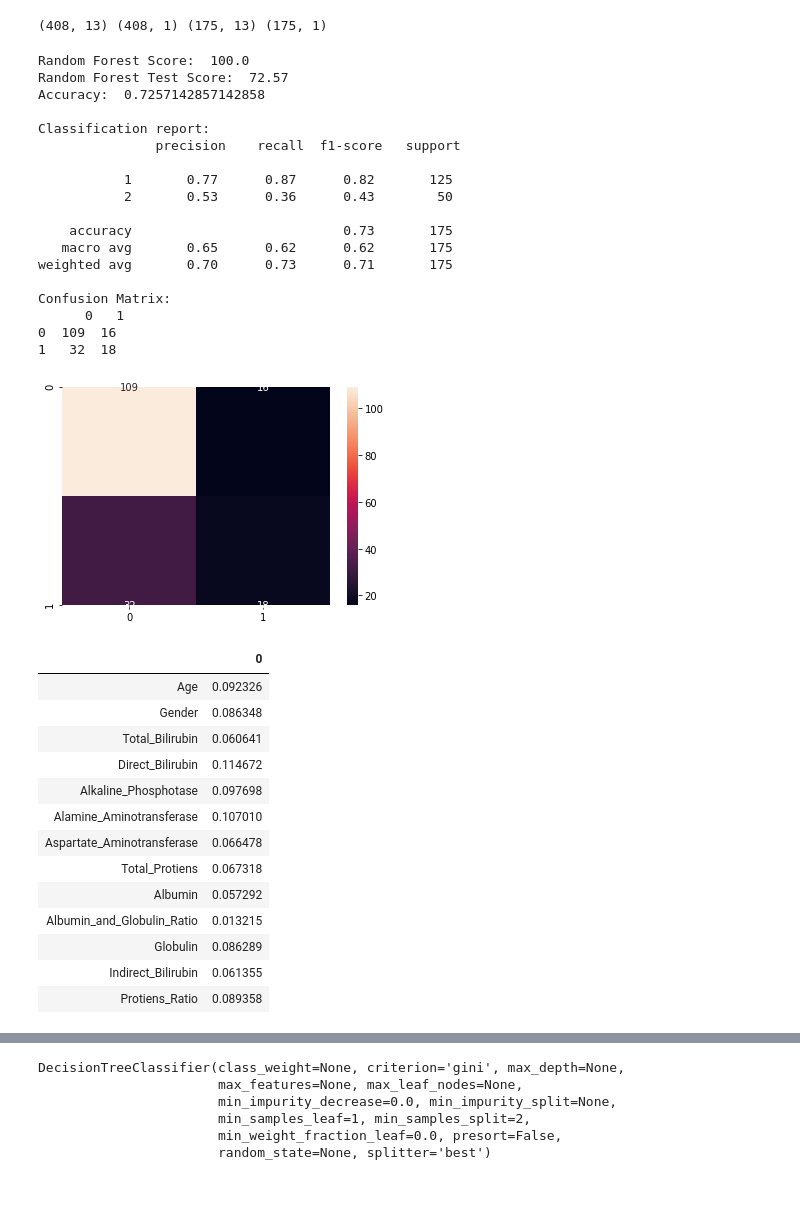
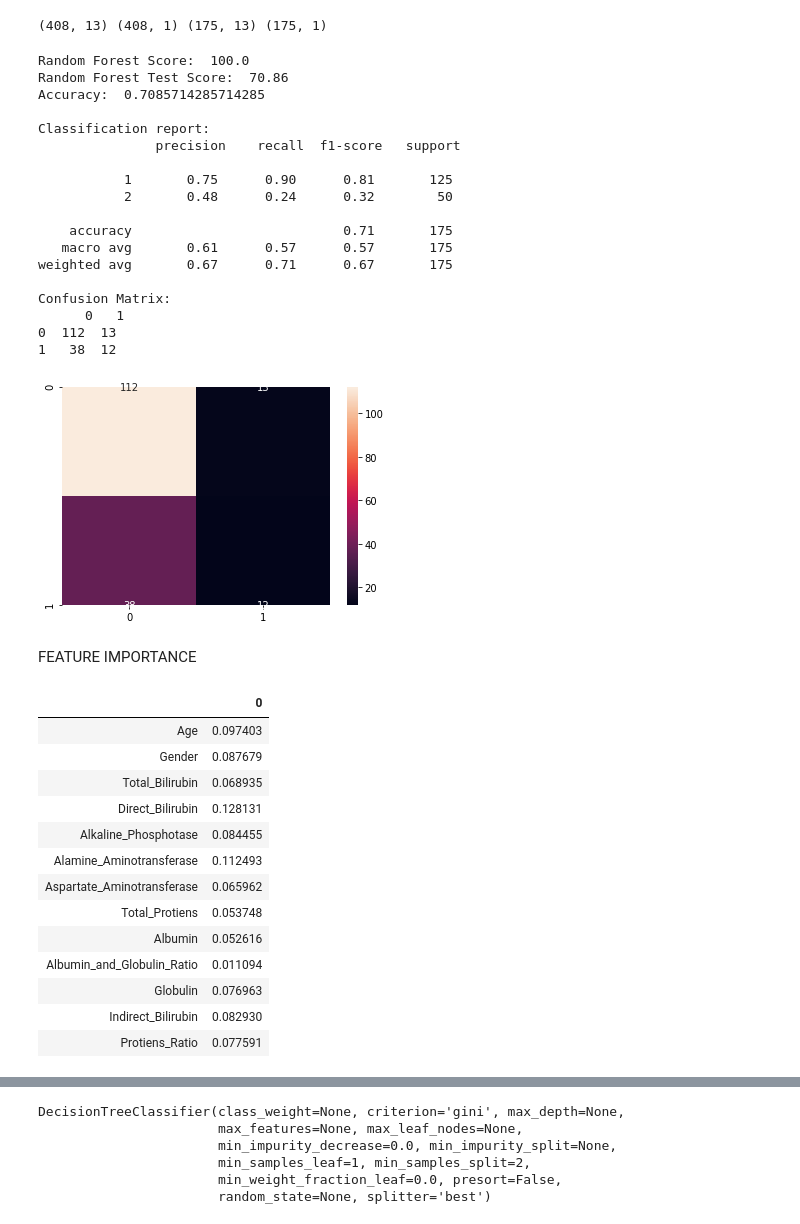
Before and after one commit to juna3977/Projektas, a Jupyter notebook: Random_Forest2.ipynb, the cells around one changed output, grey strips where cells are left out. Saved outputs shown, nothing was run; the diff lists cells and outputs as text; code cells hidden in the pictures; blank space fills up the shorter version.

```diff
--- a/Random_Forest2.ipynb
+++ b/Random_Forest2.ipynb
@@ -178,41 +161,41 @@ print (X_train.shape, y_train.shape, X_test.shape, y_test.shape)
 # %% [output]
 (408, 13) (408, 1) (175, 13) (175, 1)
 # %%
-#np.random.seed(150)
-rf = RandomForestClassifier(n_estimators=100, random_state=150)
+
+rf = RandomForestClassifier(n_estimators=100, random_state=150,class_weight = {1:1,2:3})
 rf.fit(X_train, y_train)
 rf_predicted = rf.predict(X_test)
 
 random_forest_score      = round(rf.score(X_train, y_train) * 100, 2)
 random_forest_score_test = round(rf.score(X_test, y_test) * 100, 2)
 
 
 print('Random Forest Score: ', random_forest_score)
 print('Random Forest Test Score: ', random_forest_score_test)
 print('Accuracy: ', accuracy_score(y_test,rf_predicted))
 print('\nClassification report: \n', classification_report(y_test,rf_predicted))
 cm=pd.DataFrame(confusion_matrix(y_test,rf_predicted))
 print("Confusion Matrix:\n", cm)
 
 
 g = sns.heatmap(confusion_matrix(y_test,rf_predicted), annot=True, fmt="d")
 # %% [output]
 Random Forest Score:  100.0
-Random Forest Test Score:  72.57
-Accuracy:  0.7257142857142858
+Random Forest Test Score:  70.86
+Accuracy:  0.7085714285714285
 
 Classification report:
                precision    recall  f1-score   support
 
-           1       0.77      0.87      0.82       125
-           2       0.53      0.36      0.43        50
+           1       0.75      0.90      0.81       125
+           2       0.48      0.24      0.32        50
 
-    accuracy                           0.73       175
-   macro avg       0.65      0.62      0.62       175
-weighted avg       0.70      0.73      0.71       175
+    accuracy                           0.71       175
+   macro avg       0.61      0.57      0.57       175
+weighted avg       0.67      0.71      0.67       175
 
 Confusion Matrix:
       0   1
-0  109  16
-1   32  18
+0  112  13
+1   38  12
-[figure, old version]
+[figure, new version]
@@ -219,21 +207,25 @@ Confusion Matrix:
+# %% [markdown]
+FEATURE IMPORTANCE
 # %%
 pd.DataFrame(rf.feature_importances_,
              index=liver_patient.drop('Liver_Disease', axis=1).columns)
+# Iš gautos lentelės matome, kad reikšmingiausiu kintamuoju išliko Direct_Bilirubin,
+# o mažiausiai reikšmingu Albumin_and_Globulin_Ratio.
 # %% [output]
 |  | 0 |
-| Age | 0.092326 |
-| Gender | 0.086348 |
-| Total_Bilirubin | 0.060641 |
-| Direct_Bilirubin | 0.114672 |
-| Alkaline_Phosphotase | 0.097698 |
-| Alamine_Aminotransferase | 0.107010 |
-| Aspartate_Aminotransferase | 0.066478 |
-| Total_Protiens | 0.067318 |
-| Albumin | 0.057292 |
-| Albumin_and_Globulin_Ratio | 0.013215 |
-| Globulin | 0.086289 |
-| Indirect_Bilirubin | 0.061355 |
-| Protiens_Ratio | 0.089358 |
+| Age | 0.097403 |
+| Gender | 0.087679 |
+| Total_Bilirubin | 0.068935 |
+| Direct_Bilirubin | 0.128131 |
+| Alkaline_Phosphotase | 0.084455 |
+| Alamine_Aminotransferase | 0.112493 |
+| Aspartate_Aminotransferase | 0.065962 |
+| Total_Protiens | 0.053748 |
+| Albumin | 0.052616 |
+| Albumin_and_Globulin_Ratio | 0.011094 |
+| Globulin | 0.076963 |
+| Indirect_Bilirubin | 0.082930 |
+| Protiens_Ratio | 0.077591 |
 # %%
 variable_importance=pd.DataFrame(rf.feature_importances_,columns=['coeficient'],
              index=liver_patient.drop('Liver_Disease', axis=1).columns)
```
Also changed, not shown: parts of 26 cells of this notebook, 3 other files.
